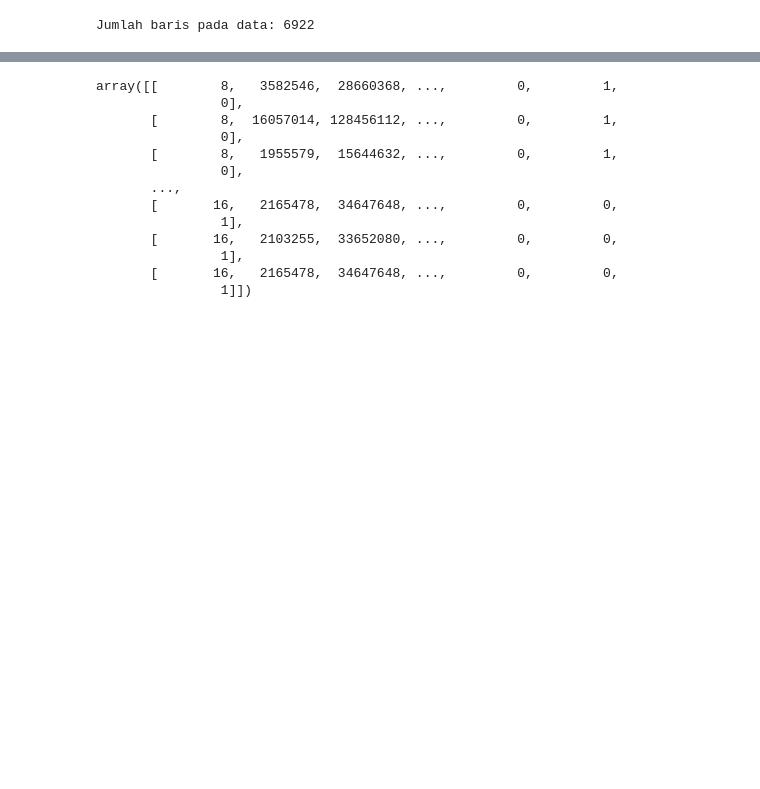
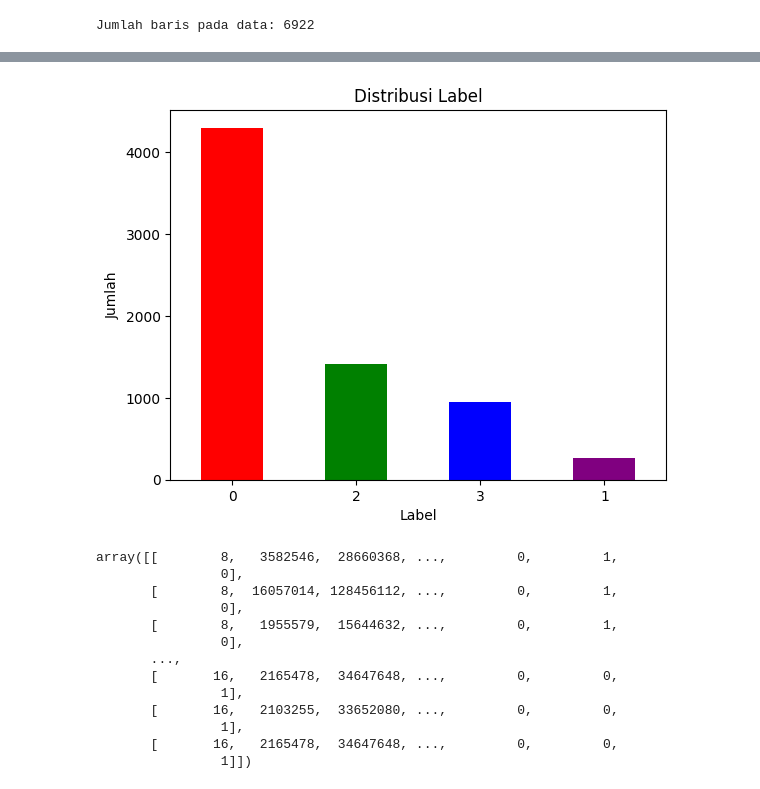
Before and after one commit to DeaWahsa/skripsikuu, a Jupyter notebook: Semhas_bismillah.ipynb, the cells around one changed output, grey strips where cells are left out. Cells and saved outputs as stored; diff of their text form; code cells hidden in the pictures; blank space fills up the shorter version.

```diff
--- a/Semhas_bismillah.ipynb
+++ b/Semhas_bismillah.ipynb
@@ -66,5 +65,22 @@ print(data_mitra['Label'].value_counts())
 1     270
 Name: Label, dtype: int64
+# %%
+import matplotlib.pyplot as plt
+
+counts = data_mitra['Label'].value_counts()
+
+# Daftar warna untuk setiap label
+colors = ['red', 'green', 'blue', 'purple']
+
+# Plot
+counts.plot(kind='bar', color=colors)
+plt.title('Distribusi Label')
+plt.xlabel('Label')
+plt.ylabel('Jumlah')
+plt.xticks(rotation=0)
+plt.show()
+# %% [output]
+[figure, added]
 # %%
 X = data_mitra.drop("Label",axis=1).to_numpy()
 X
```
Also changed, not shown: parts of 113 cells of this notebook.
